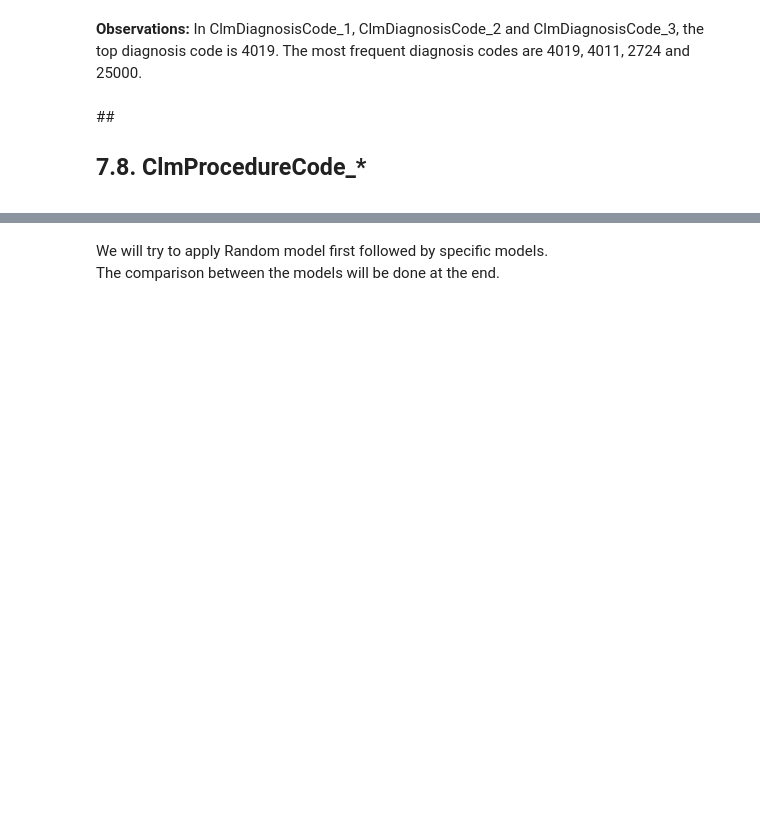
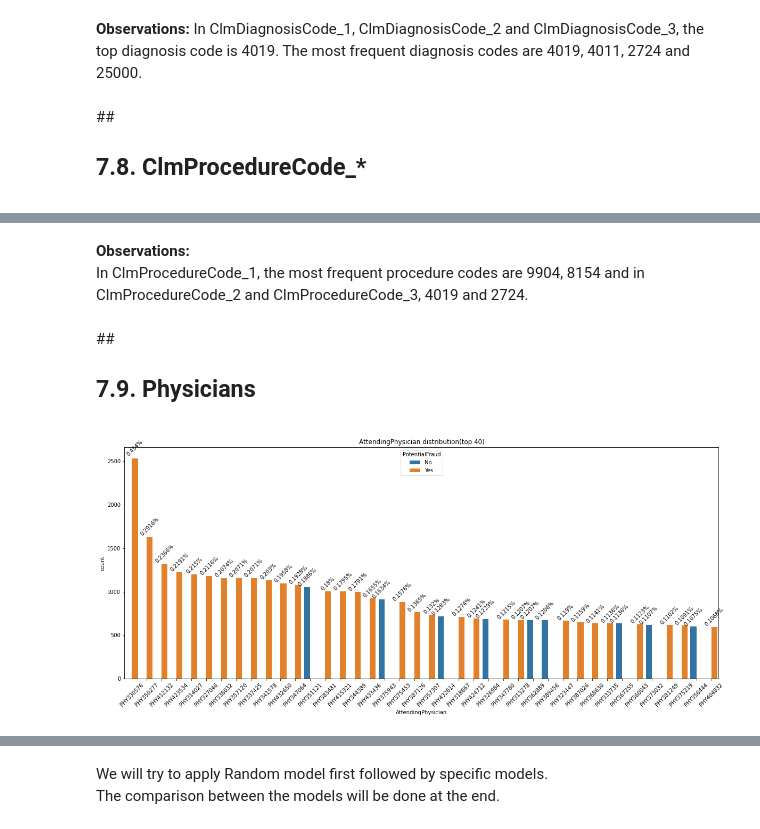
Before and after one commit to NaveenVuppula/Healthcare-Provider-Fraud-Detection-Analysis, a Jupyter notebook: Healthcare_Provider_Fraud_Detection_Analysis.ipynb, the cells around one changed output, grey strips where cells are left out. Cells and saved outputs as stored; diff of their text form; code cells hidden in the pictures; blank space fills up the shorter version.

```diff
--- a/Healthcare_Provider_Fraud_Detection_Analysis.ipynb
+++ b/Healthcare_Provider_Fraud_Detection_Analysis.ipynb
@@ -701,0 +714,9 @@ display_barplot_per_class(df_train, 'ClmDiagnosisCode_3', 'ClmDiagnosisCode_3 di
+# %% [markdown]
+**Observations:**<br>
+In ClmProcedureCode_1, the most frequent procedure codes are 9904, 8154 and in ClmProcedureCode_2 and ClmProcedureCode_3, 4019 and 2724.
+# %% [markdown]
+##<h2>7.9. Physicians
+# %%
+display_barplot_per_class(df_train, 'AttendingPhysician', 'AttendingPhysician distribution(top 40)', top=40)
+# %% [output]
+[figure, added]
```
Also changed, not shown: parts of 10 cells of this notebook.
